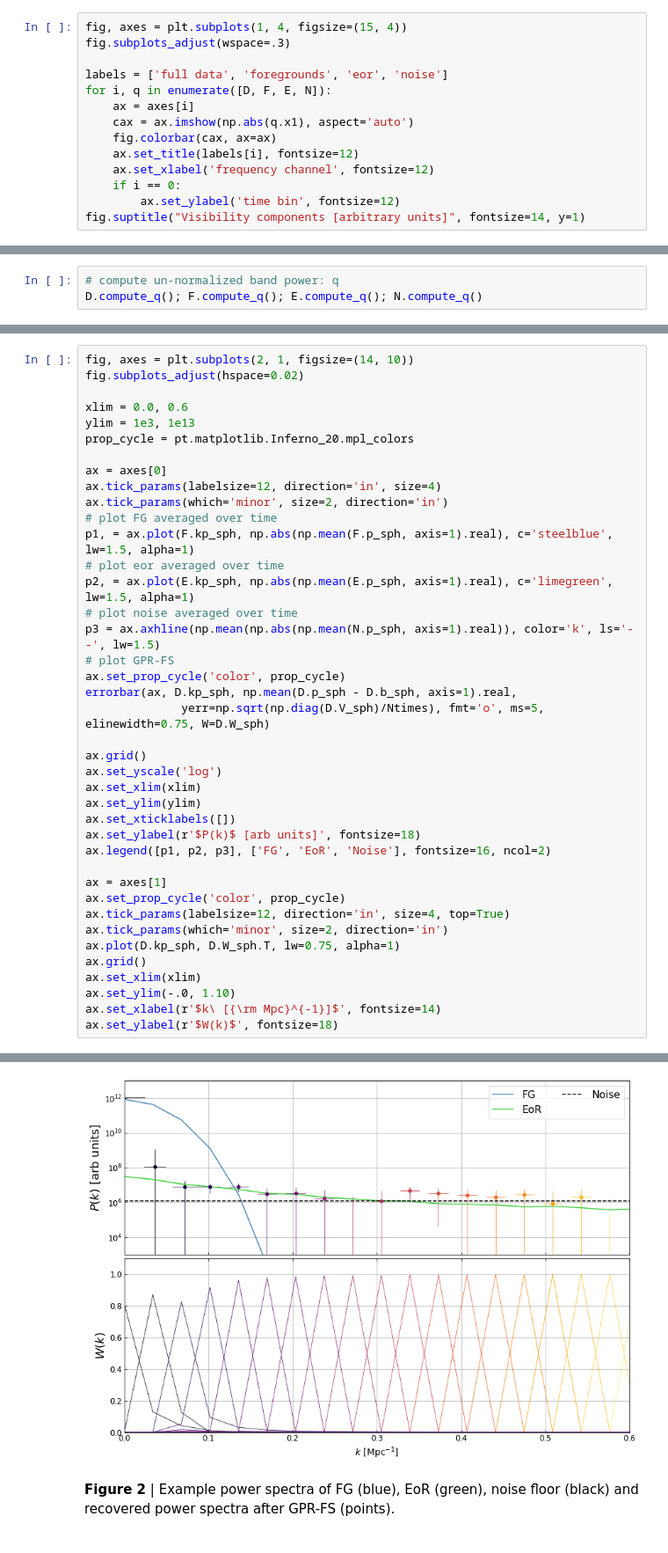
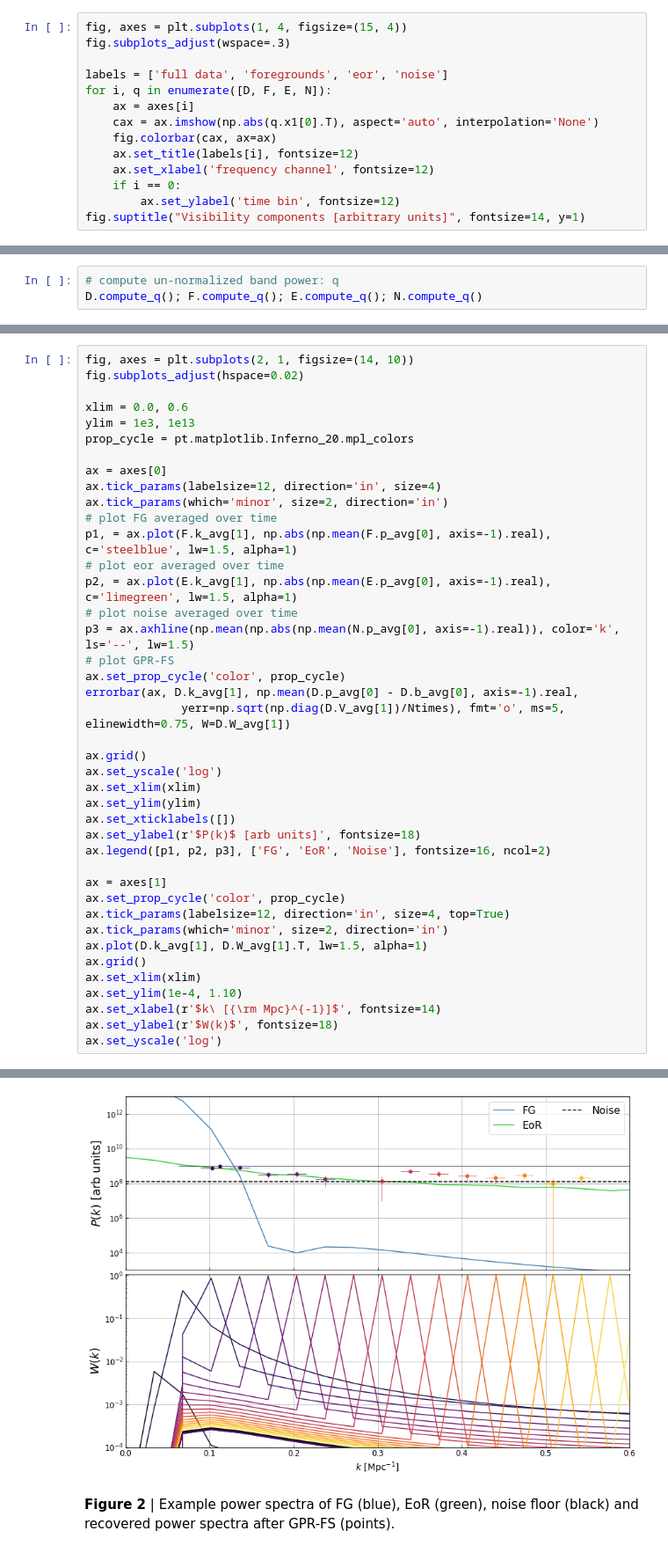
Before and after one commit to nkern/simpleQE, a Jupyter notebook: notebooks/getting_started.ipynb, the cells around one changed output, grey strips where cells are left out. Shown at 88% size. Cells and saved outputs as stored; diff of their text form.

```diff
--- a/notebooks/getting_started.ipynb
+++ b/notebooks/getting_started.ipynb
@@ -77,7 +82,7 @@ fig.subplots_adjust(wspace=.3)
 labels = ['full data', 'foregrounds', 'eor', 'noise']
 for i, q in enumerate([D, F, E, N]):
     ax = axes[i]
-    cax = ax.imshow(np.abs(q.x1), aspect='auto')
+    cax = ax.imshow(np.abs(q.x1[0].T), aspect='auto', interpolation='None')
     fig.colorbar(cax, ax=ax)
     ax.set_title(labels[i], fontsize=12)
     ax.set_xlabel('frequency channel', fontsize=12)
@@ -142,15 +154,15 @@ ax = axes[0]
 ax.tick_params(labelsize=12, direction='in', size=4)
 ax.tick_params(which='minor', size=2, direction='in')
 # plot FG averaged over time
-p1, = ax.plot(F.kp_sph, np.abs(np.mean(F.p_sph, axis=1).real), c='steelblue', lw=1.5, alpha=1)
+p1, = ax.plot(F.k_avg[1], np.abs(np.mean(F.p_avg[0], axis=-1).real), c='steelblue', lw=1.5, alpha=1)
 # plot eor averaged over time
-p2, = ax.plot(E.kp_sph, np.abs(np.mean(E.p_sph, axis=1).real), c='limegreen', lw=1.5, alpha=1)
+p2, = ax.plot(E.k_avg[1], np.abs(np.mean(E.p_avg[0], axis=-1).real), c='limegreen', lw=1.5, alpha=1)
 # plot noise averaged over time
-p3 = ax.axhline(np.mean(np.abs(np.mean(N.p_sph, axis=1).real)), color='k', ls='--', lw=1.5)
+p3 = ax.axhline(np.mean(np.abs(np.mean(N.p_avg[0], axis=-1).real)), color='k', ls='--', lw=1.5)
 # plot GPR-FS
 ax.set_prop_cycle('color', prop_cycle)
-errorbar(ax, D.kp_sph, np.mean(D.p_sph - D.b_sph, axis=1).real,
-              yerr=np.sqrt(np.diag(D.V_sph)/Ntimes), fmt='o', ms=5, elinewidth=0.75, W=D.W_sph)
+errorbar(ax, D.k_avg[1], np.mean(D.p_avg[0] - D.b_avg[0], axis=-1).real,
+              yerr=np.sqrt(np.diag(D.V_avg[1])/Ntimes), fmt='o', ms=5, elinewidth=0.75, W=D.W_avg[1])
 
 ax.grid()
 ax.set_yscale('log')
@@ -164,10 +176,11 @@ ax = axes[1]
 ax.set_prop_cycle('color', prop_cycle)
 ax.tick_params(labelsize=12, direction='in', size=4, top=True)
 ax.tick_params(which='minor', size=2, direction='in')
-ax.plot(D.kp_sph, D.W_sph.T, lw=0.75, alpha=1)
+ax.plot(D.k_avg[1], D.W_avg[1].T, lw=1.5, alpha=1)
 ax.grid()
 ax.set_xlim(xlim)
-ax.set_ylim(-.0, 1.10)
+ax.set_ylim(1e-4, 1.10)
 ax.set_xlabel(r'$k\ [{\rm Mpc}^{-1}]$', fontsize=14)
 ax.set_ylabel(r'$W(k)$', fontsize=18)
+ax.set_yscale('log')
 # %% [output]
@@ -175,4 +187,4 @@ Text(0, 0.5, '$W(k)$')
-[figure, old version]
+[figure, new version]
 # %% [markdown]
 __Figure 2__ | Example power spectra of FG (blue), EoR (green), noise floor (black) and recovered power spectra after GPR-FS (points).
 # %% [markdown]
```
Also changed, not shown: parts of 8 cells of this notebook.
